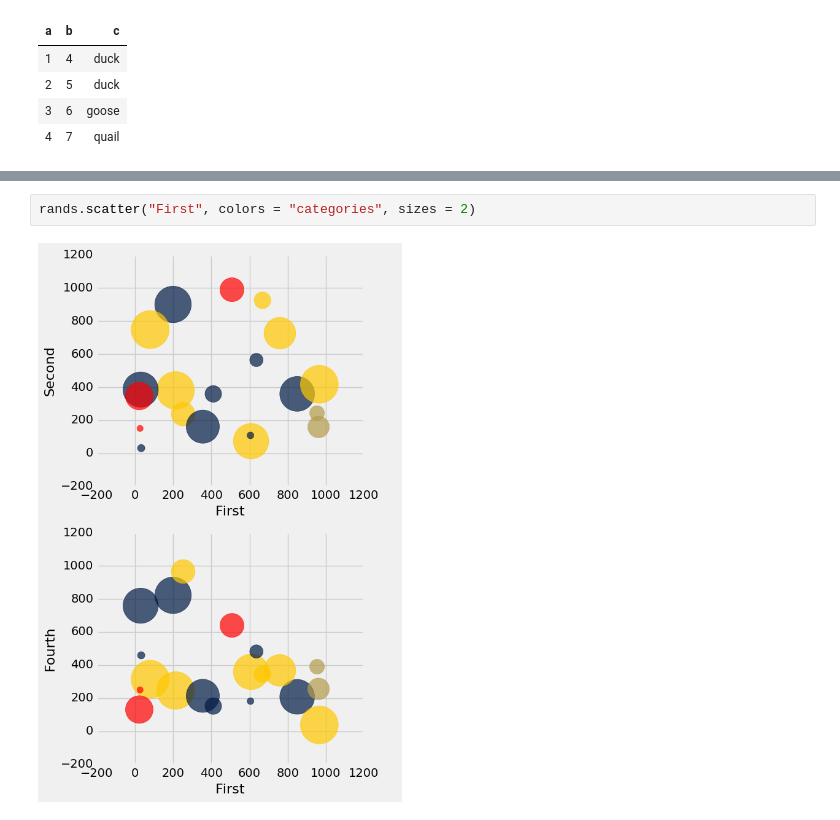
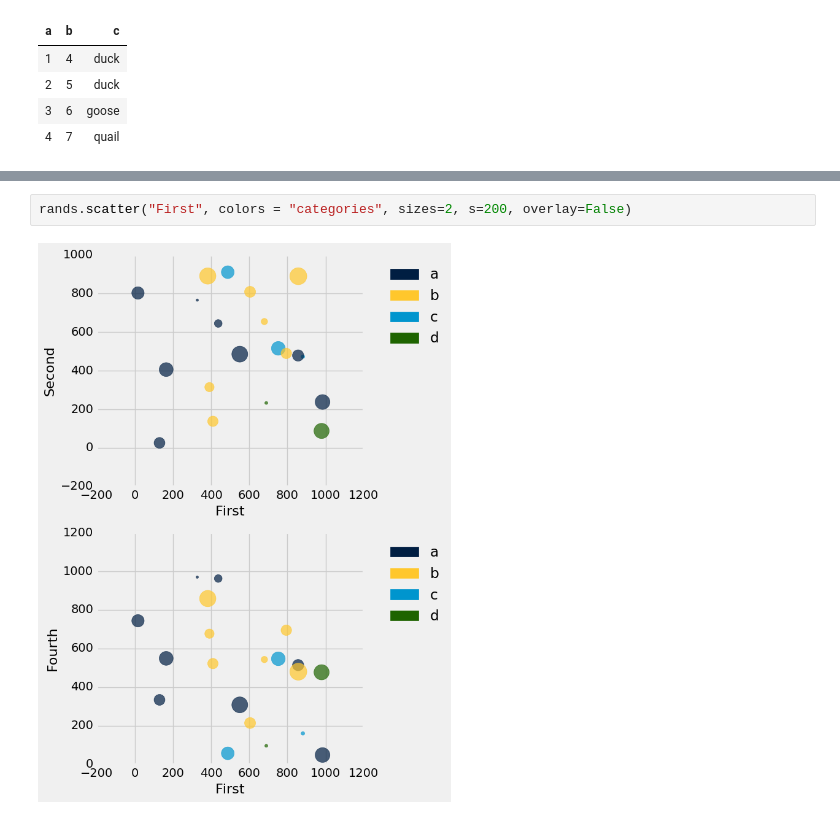
Before and after one commit to data-8/datascience, a Jupyter notebook: datascience/test.ipynb, the cells around one changed output, grey strips where cells are left out. Drawn from its saved outputs; the diff is of its cells as text.

```diff
--- a/datascience/test.ipynb
+++ b/datascience/test.ipynb
@@ -51,5 +51,5 @@ rands
 ... (10 rows omitted)
 # %%
-rands.scatter("First", colors = "categories", sizes = 2)
+rands.scatter("First", colors = "categories", sizes=2, s=200, overlay=False)
 # %% [output]
-[figure, old version]
+[figure, new version]
```
Also changed, not shown: parts of 1 cell of this notebook, 2 other files.
